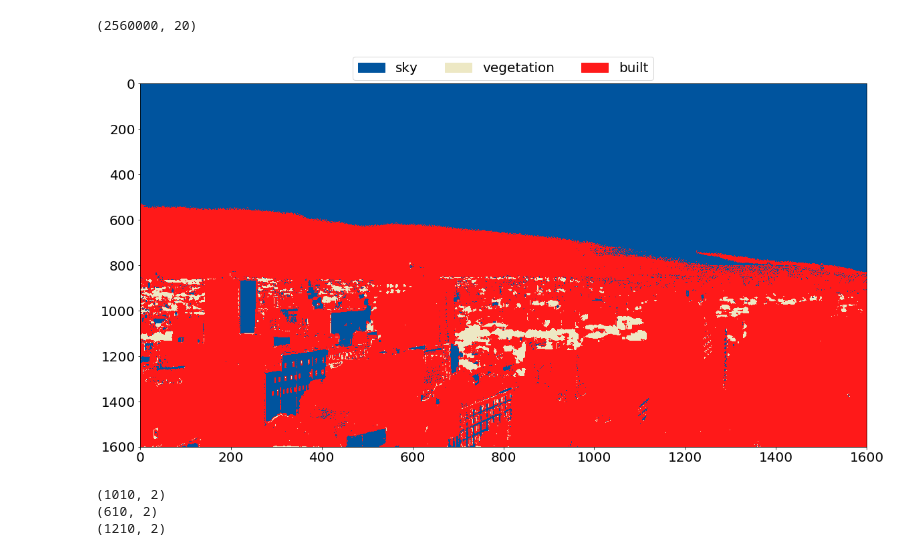
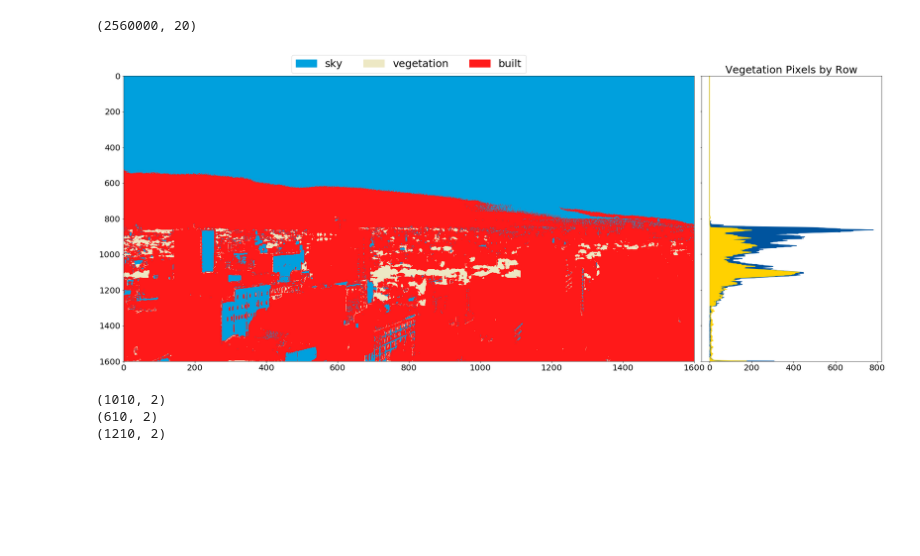
Before and after one commit to faridqamar/uo_vegetation, a Jupyter notebook: veg_pix_decision_tree.ipynb, the cells around one changed output. Cells and saved outputs as stored; diff of their text form; code cells hidden in the pictures; blank space fills up the shorter version.

Commit message:
decision tree classification of vegetation identification by row

```diff
--- a/veg_pix_decision_tree.ipynb
+++ b/veg_pix_decision_tree.ipynb
@@ -618,32 +617,44 @@ print(cube_binned0.shape)
 # %%
 # test 108 model on 000 image
 
 testModel108_on000 = dTree.predict(cube_binned0)
 
 import matplotlib.pyplot as plt
 import matplotlib.patches as mpatches
 import matplotlib as mpl
 %matplotlib inline
 
 testModel108_on000_reshape = testModel108_on000.reshape(cube_sub0.shape[1], cube_sub0.shape[2])
 
 veg_by_row_0 = np.zeros(cube_sub.shape[1])
 for row in range(0, cube_sub.shape[1]):
     veg_by_row_0[row] = np.count_nonzero(testModel108_on000_reshape[row,:] == 1)
 
 t=1
-cmap = {0:[0.0,0.33,0.62,t], 1:[0.93,0.91,0.77,t], 2:[1.0,0.1,0.1,t]}
+cmap = {0:[0.0,0.63,0.87,t], 1:[0.93,0.91,0.77,t], 2:[1.0,0.1,0.1,t]}
 labels = {0:'sky', 1:"vegetation", 2:"built"}
 arrayShow = np.array([[cmap[i] for i in j] for j in testModel108_on000_reshape])
 patches = [mpatches.Patch(color=cmap[i], label=labels[i]) for i in cmap]
-fig, ax = plt.subplots(figsize = (20, 10))
-ax.tick_params(labelsize=20)
-plt.imshow(arrayShow, aspect=0.5)
-lgd = ax.legend(handles=patches, bbox_to_anchor=(0.5,1), loc=9, borderaxespad=-2.0, prop={'size':20}, ncol=3)
+
+fig = plt.figure(1, figsize = (30, 10))
+axImage = plt.axes([0.1,0.1,0.65,0.95])
+axHist = plt.axes([0.75,0.1,0.2,0.95])
+axHist.yaxis.set_major_formatter(NullFormatter())
+axImage.tick_params(labelsize=20)
+axHist.tick_params(labelsize=20)
+axImage.imshow(arrayShow, aspect=0.5)
+lgd = axImage.legend(handles=patches, bbox_to_anchor=(0.5,1), loc=9, borderaxespad=-2.0, prop={'size':25}, ncol=3)
+axHist.plot(veg_by_row, np.arange(0,cube_sub.shape[1]), color=[0.0,0.33,0.62])
+axHist.fill_between(veg_by_row, np.arange(0,cube_sub.shape[1]), cube_sub.shape[1], facecolor=[0.0,0.33,0.62])
+axHist.plot(veg_by_row_0, np.arange(0,cube_sub.shape[1]), color=[1.0, 0.82,0.0])
+axHist.fill_between(veg_by_row_0, np.arange(0,cube_sub.shape[1]), cube_sub.shape[1], facecolor=[1.0, 0.82,0.0])
+axHist.set_ylim(cube_sub.shape[1], 0)
+axHist.set(title='Vegetation Pixels by Row')
+axHist.title.set_fontsize(25)
 plt.show()
-fig.savefig("./output/plots/5_decision_tree_classification_tested_on_veg_00000.png", bbox_extra_artists=(lgd,), bbox_inches='tight')
+#fig.savefig("./output/plots/5_decision_tree_classification_tested_on_veg_00000.png", bbox_extra_artists=(lgd,), bbox_inches='tight')
 # %% [output]
-[figure, old version]
+[figure, new version]
 # %%
 # function to read coordinates from file
 
```
Also changed, not shown: parts of 1 cell of this notebook, 2 other files.
